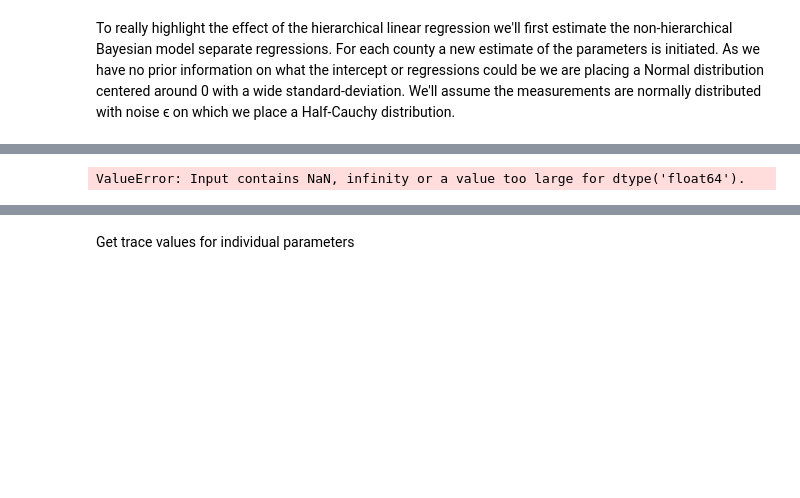
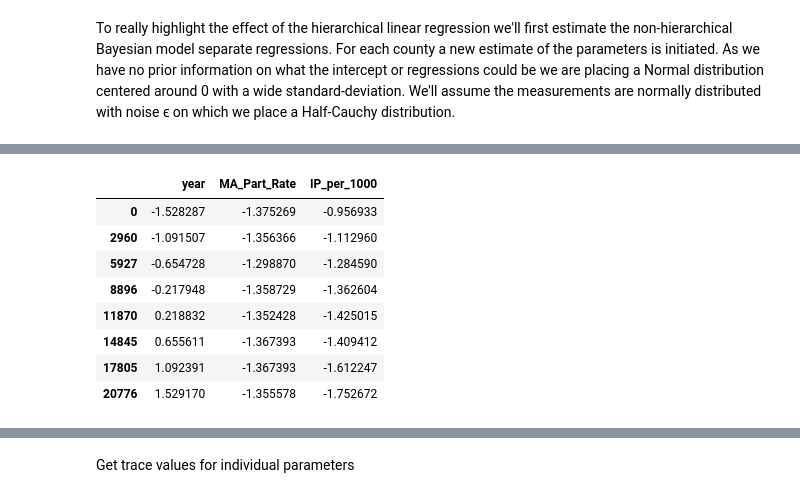
Before and after one commit to cstaff18/County-Medicare-Spending, a Jupyter notebook: DataExplorationAndEDA.ipynb, the cells around one changed output, grey strips where cells are left out. Drawn from its saved outputs; the diff is of its cells as text; code cells hidden in the pictures; blank space fills up the shorter version.

```diff
--- a/DataExplorationAndEDA.ipynb
+++ b/DataExplorationAndEDA.ipynb
@@ -318,21 +310,42 @@ county_names = df.cty_idx.unique()
+# %%
+county_names = df.cty_idx.unique()
+year = df.year.unique()
+data = df[df.cty_idx== 0]
+
+data.shape == (8,7)
+data.iloc[:,2:5]
+data['Cost_per_Beneficiary']
+X = data.iloc[:,2:5]
+y = data['Cost_per_Beneficiary']
+X_train = X[X.year != 1.529170]
+X_test = X[X.year == max(year)]
+X_train
+# %% [output]
+|  | year | MA_Part_Rate | IP_per_1000 |
+| 0 | -1.528287 | -1.375269 | -0.956933 |
+| 2960 | -1.091507 | -1.356366 | -1.112960 |
+| 5927 | -0.654728 | -1.298870 | -1.284590 |
+| 8896 | -0.217948 | -1.358729 | -1.362604 |
+| 11870 | 0.218832 | -1.352428 | -1.425015 |
+| 14845 | 0.655611 | -1.367393 | -1.409412 |
+| 17805 | 1.092391 | -1.367393 | -1.612247 |
+| 20776 | 1.529170 | -1.355578 | -1.752672 |
 # %%
 # Fit a regression for each county
 model = LinearRegression()
 residuals = []
 for county_name in county_names:
-    data = df[df == county_name]
-
-    X = data.iloc[:,2:5]
-    y = data['Cost_per_Beneficiary']
-    X_train = X[X.year != 1.529170]
-    X_test = X[X.year == 1.529170]
-    y_train = y[X.year != 1.529170]
-    y_test = y[X.year == 1.529170]
-    model.fit(X_train,y_train)
-    y_hat = model.predict(X_test)
-    residuals.append(float(y_hat - y_test))
+    data = df[df.cty_idx == county_name]
+    if data.shape == (8,7):
+        X = data.iloc[:,2:5]
+        y = data['Cost_per_Beneficiary']
+        X_train = X[X.year != 1.529170]
+        X_test = X[X.year == max(year)]
+        y_train = y[X.year != 1.529170]
+        y_test = y[X.year == max(year)]
+        model.fit(X_train,y_train)
+        y_hat = model.predict(X_test)
+        residuals.append(float(y_hat - y_test))
-# %% [output]
-ValueError: Input contains NaN, infinity or a value too large for dtype('float64').
 # %%
 print('RMSE for basic linear regression on county level as a funtion of time: ',np.sqrt(np.mean(np.array(residuals)**2)))
 # %% [output]
```
Also changed, not shown: parts of 14 cells of this notebook.
